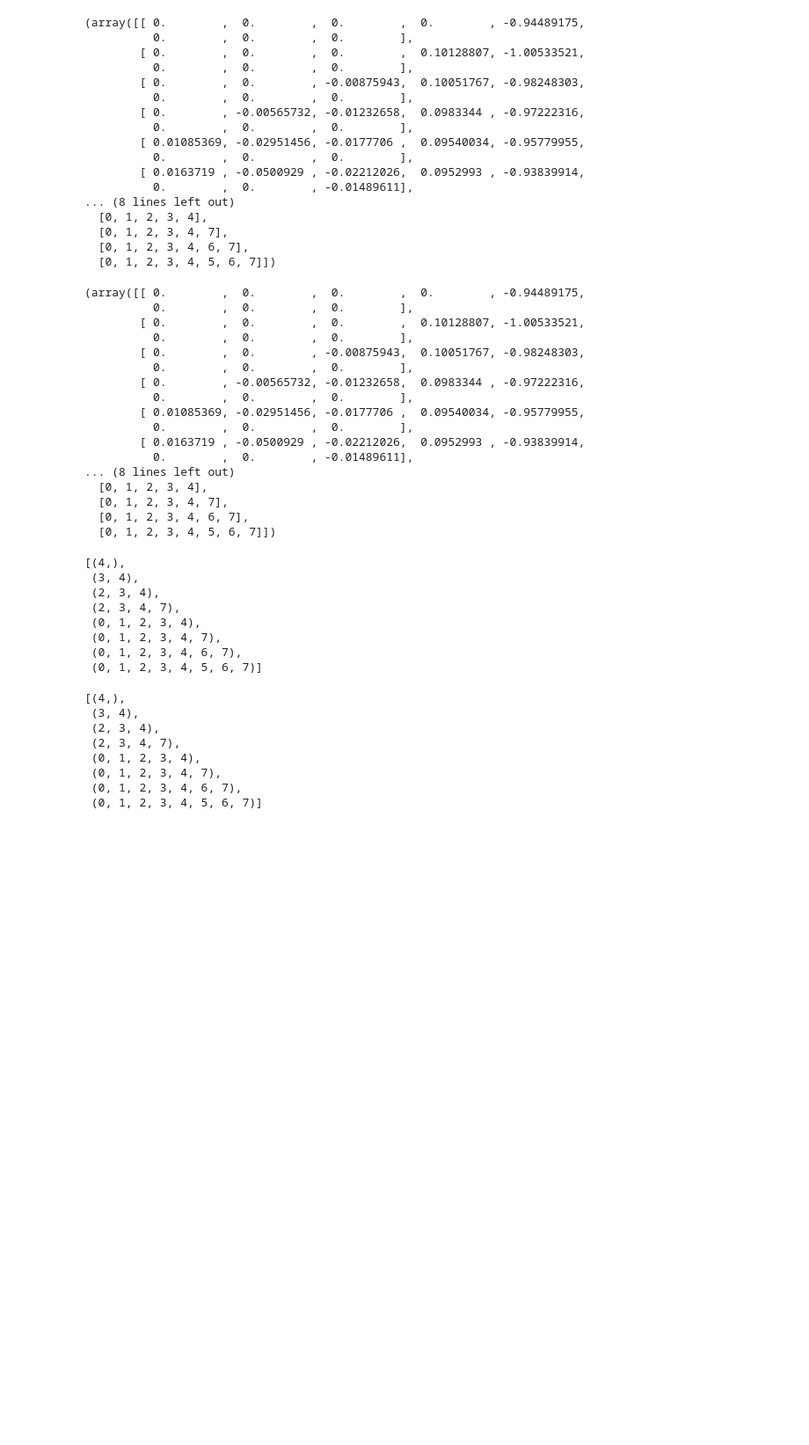
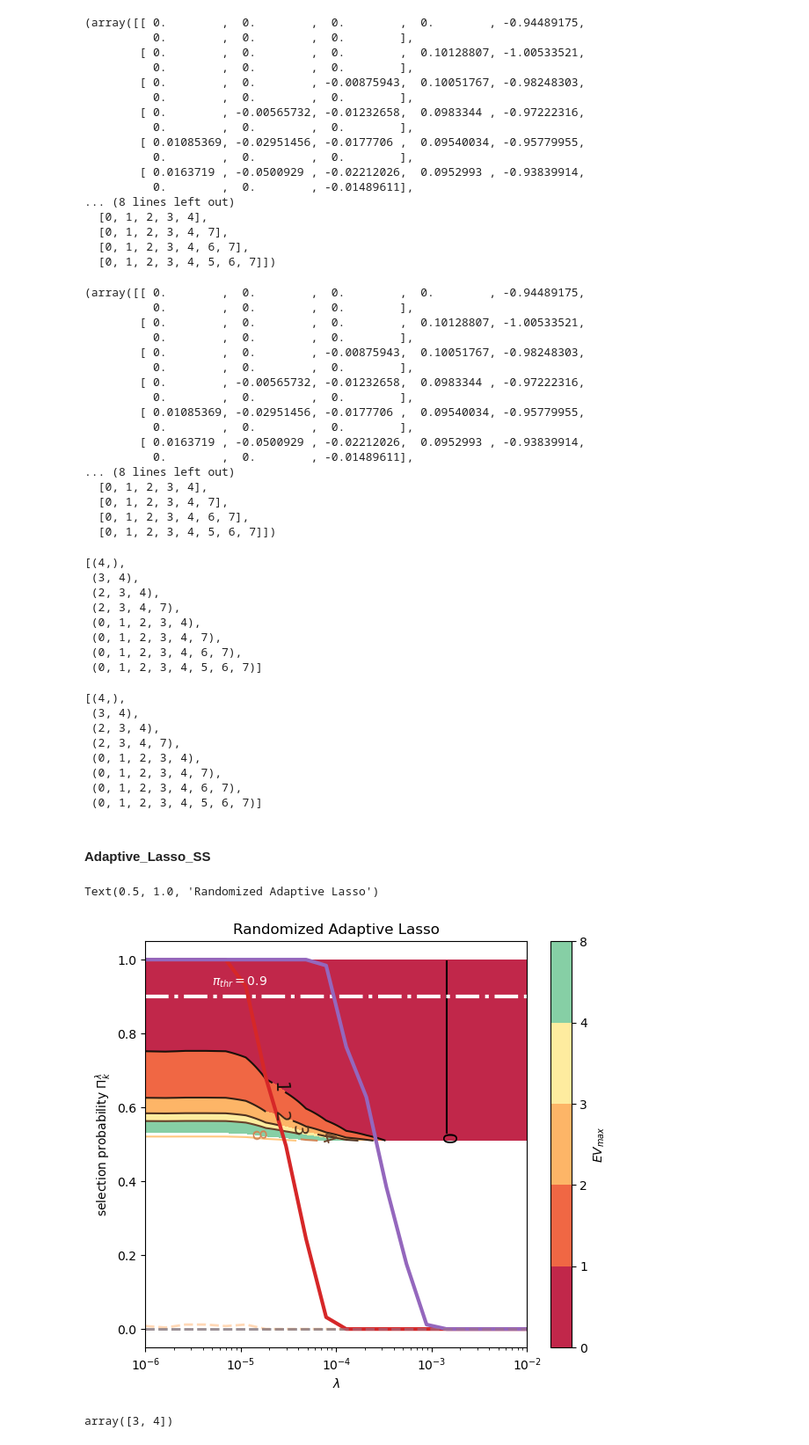
Before and after one commit to Pongpisit-Thanasutives/UBIC-play, a Jupyter notebook: Examples/Burgers-skscope.ipynb, the cells around one changed output. Shown at 88% size. Cells and saved outputs as stored; diff of their text form; code cells hidden in the pictures; blank space fills up the shorter version.

```diff
--- a/Examples/Burgers-skscope.ipynb
+++ b/Examples/Burgers-skscope.ipynb
@@ -345,3 +369,5 @@ best_subsets
  (0, 1, 2, 3, 4, 7),
  (0, 1, 2, 3, 4, 6, 7),
  (0, 1, 2, 3, 4, 5, 6, 7)]
+# %% [markdown]
+#### Adaptive_Lasso_SS
@@ -347,0 +400,76 @@ best_subsets
+# %%
+theta, dt = shuffle(X_pre, y_pre, random_state=0)
+# %%
+idx = sample_without_replacement(n_population=theta.shape[0]-1,
+                                 n_samples=1000,
+                                 random_state=42)
+
+X = theta[idx]
+y = dt[idx]
+
+xi, for_plots = adaLasso(X,y,magnitude='LS',B=250, super_power=1, n_alphas=20, eps=4, randomized=True)
+
+[tau,piT,pSE,alphas, minLambdaSS, active_set,region] = for_plots
+# %%
+fig,ax = plt.subplots(1,1,figsize=(7,6))
+
+
+piT = 0.9
+efp=8
+# average of selected variables
+q_hat = tau.sum(axis=1)
+# verifying on some upper bound on efp
+ev_region = (q_hat)**2/((2*piT-1)*X.shape[1])
+idxS = (ev_region<efp).argmax()
+minLambdaSS = alphas[idxS]
+# selecting variables where the efp is respected
+active_set = (tau[idxS:,:]>piT).any(axis=0)
+
+thrs = np.arange(0.51,1,0.001)
+
+E_V_ub = np.stack([(q_hat)**2/((2*piT-1)*X.shape[1]) for piT in thrs])
+
+c=ax.contour(alphas, thrs, E_V_ub,levels=[0,1,2,3,4,8,12],cmap='copper')
+cf=ax.contourf(alphas, thrs, E_V_ub,levels=[0,1,2,3,4,8],cmap='Spectral')
+ax.clabel(c, inline=True,fmt='%0.0f', fontsize=15)
+
+ax.plot([alphas.min(),alphas.max()],[0.9,0.9],'-.',color='white',linewidth=3)
+ax.text(5e-6,0.93,r'$\pi_{thr}=0.9$',color='white')
+
+d=fig.colorbar(cf, ax=ax)
+d.set_label(r'$EV_{max}$')
+
+ax.set_xlabel(r'$\lambda$')#, fontsize=font_size)
+ax.set_ylabel(r'selection probability $\Pi_{k}^{\lambda}$')
+
+
+for term in range(X.shape[1]): # here 36 is the number of terms in the library
+    if active_set[term]:
+        al=1
+        ls='-'
+        lw=3
+    else:
+        al=0.3
+        ls='--'
+        lw=2
+    ax.plot(alphas,tau[:,term],linestyle=ls,alpha=al,linewidth=lw)
+    ax.set_xscale('log')
+
+ax.set_title('Randomized Adaptive Lasso')
+# %% [output]
+Text(0.5, 1.0, 'Randomized Adaptive Lasso')
+[figure, added]
+# %%
+EVmax = 2
+# average of selected variables
+q_hat = tau.sum(axis=1)
+# verifying on some upper bound on efp
+ev_region = (q_hat)**2/((2*piT-1)*X.shape[1])
+idxS = (ev_region<EVmax).argmax()
+minLambdaSS = alphas[idxS]
+# selecting variables where the efp is respected
+active_set = (tau[idxS:,:]>piT).any(axis=0)
+
+np.where(active_set)[0]  #+1 to match PDE-STRIDE definition
+# %% [output]
+array([3, 4])
```
Also changed, not shown: parts of 18 cells of this notebook.
